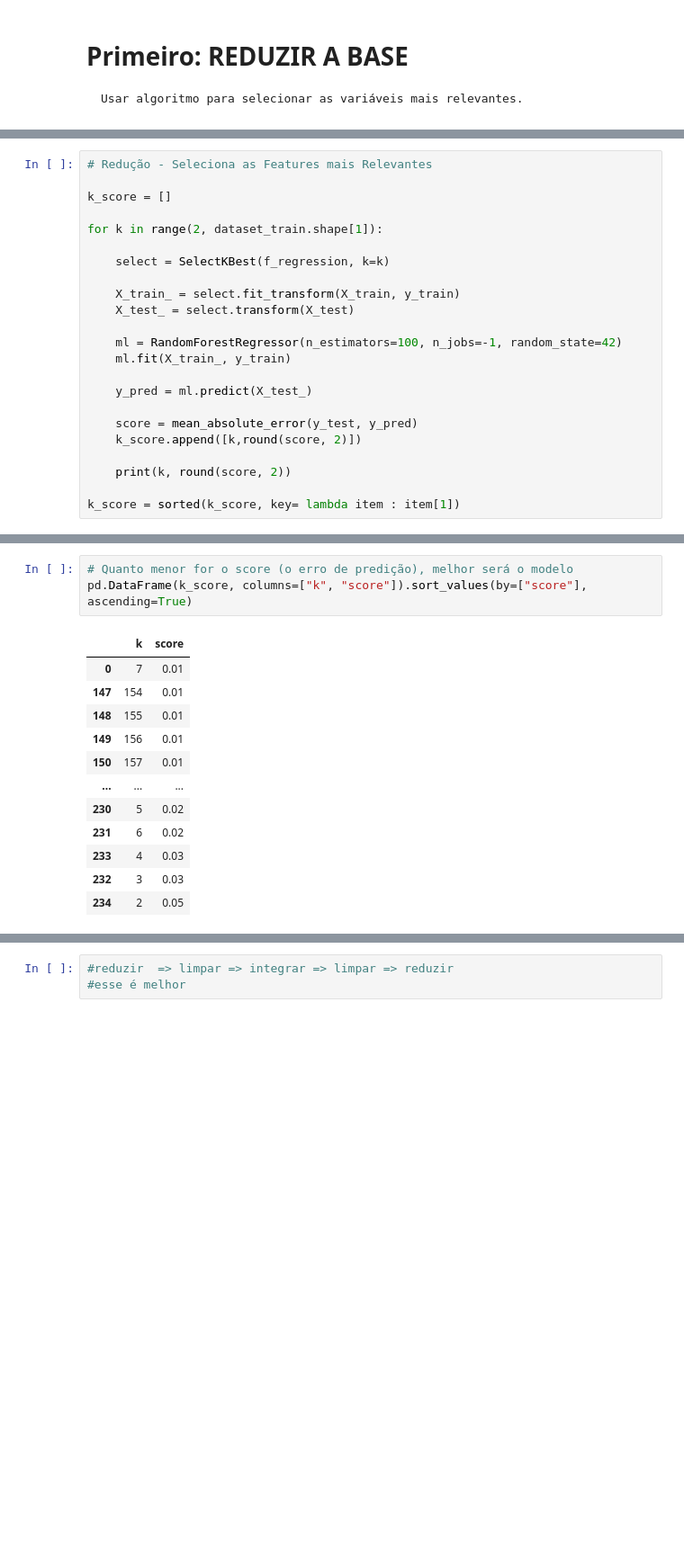
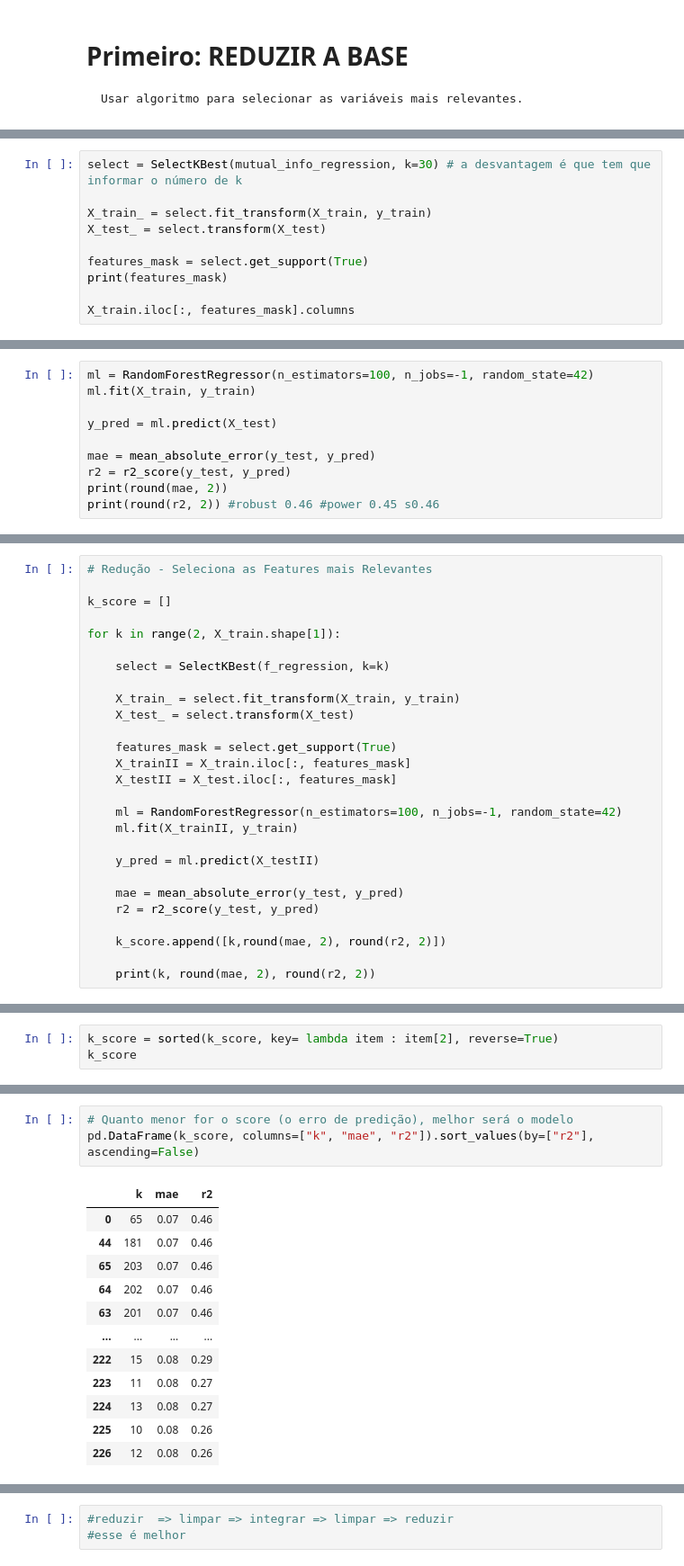
Before and after one commit to DanielaSenna/Projeto-SiDi, a Jupyter notebook: AnaliseDados_Saeb.ipynb, the cells around one changed output, grey strips where cells are left out. Shown at 90% size. Saved outputs shown, nothing was run; the diff lists cells and outputs as text; blank space fills up the shorter version.

```diff
--- a/AnaliseDados_Saeb.ipynb
+++ b/AnaliseDados_Saeb.ipynb
@@ -334,0 +523,10 @@ y_test = dataset_test["MEDIA_5EF_LP"].values
+# %%
+select = SelectKBest(mutual_info_regression, k=30) # a desvantagem é que tem que informar o número de k
+
+X_train_ = select.fit_transform(X_train, y_train)
+X_test_ = select.transform(X_test)
+
+features_mask = select.get_support(True)
+print(features_mask)
+
+X_train.iloc[:, features_mask].columns
@@ -334,0 +577,10 @@ y_test = dataset_test["MEDIA_5EF_LP"].values
+# %%
+ml = RandomForestRegressor(n_estimators=100, n_jobs=-1, random_state=42)
+ml.fit(X_train, y_train)
+
+y_pred = ml.predict(X_test)
+
+mae = mean_absolute_error(y_test, y_pred)
+r2 = r2_score(y_test, y_pred)
+print(round(mae, 2))
+print(round(r2, 2)) #robust 0.46 #power 0.45 s0.46
@@ -337,22 +620,26 @@ y_test = dataset_test["MEDIA_5EF_LP"].values
 
 k_score = []
 
-for k in range(2, dataset_train.shape[1]):
+for k in range(2, X_train.shape[1]):
 
     select = SelectKBest(f_regression, k=k)
 
     X_train_ = select.fit_transform(X_train, y_train)
     X_test_ = select.transform(X_test)
 
+    features_mask = select.get_support(True)
+    X_trainII = X_train.iloc[:, features_mask]
+    X_testII = X_test.iloc[:, features_mask]
+
     ml = RandomForestRegressor(n_estimators=100, n_jobs=-1, random_state=42)
-    ml.fit(X_train_, y_train)
+    ml.fit(X_trainII, y_train)
 
-    y_pred = ml.predict(X_test_)
+    y_pred = ml.predict(X_testII)
 
-    score = mean_absolute_error(y_test, y_pred)
-    k_score.append([k,round(score, 2)])
+    mae = mean_absolute_error(y_test, y_pred)
+    r2 = r2_score(y_test, y_pred)
 
-    print(k, round(score, 2))
+    k_score.append([k,round(mae, 2), round(r2, 2)])
 
-k_score = sorted(k_score, key= lambda item : item[1])
+    print(k, round(mae, 2), round(r2, 2))
 # %% [output]
@@ -375,0 +663,3 @@ k_score = sorted(k_score, key= lambda item : item[1])
+# %%
+k_score = sorted(k_score, key= lambda item : item[2], reverse=True)
+k_score
@@ -376,16 +684,16 @@ k_score = sorted(k_score, key= lambda item : item[1])
 # %%
 # Quanto menor for o score (o erro de predição), melhor será o modelo
-pd.DataFrame(k_score, columns=["k", "score"]).sort_values(by=["score"], ascending=True)
+pd.DataFrame(k_score, columns=["k", "mae", "r2"]).sort_values(by=["r2"], ascending=False)
 # %% [output]
-|  | k | score |
-| 0 | 7 | 0.01 |
-| 147 | 154 | 0.01 |
-| 148 | 155 | 0.01 |
-| 149 | 156 | 0.01 |
-| 150 | 157 | 0.01 |
-| ... | ... | ... |
-| 230 | 5 | 0.02 |
-| 231 | 6 | 0.02 |
-| 233 | 4 | 0.03 |
-| 232 | 3 | 0.03 |
-| 234 | 2 | 0.05 |
+|  | k | mae | r2 |
+| 0 | 65 | 0.07 | 0.46 |
+| 44 | 181 | 0.07 | 0.46 |
+| 65 | 203 | 0.07 | 0.46 |
+| 64 | 202 | 0.07 | 0.46 |
+| 63 | 201 | 0.07 | 0.46 |
+| ... | ... | ... | ... |
+| 222 | 15 | 0.08 | 0.29 |
+| 223 | 11 | 0.08 | 0.27 |
+| 224 | 13 | 0.08 | 0.27 |
+| 225 | 10 | 0.08 | 0.26 |
+| 226 | 12 | 0.08 | 0.26 |
```
Also changed, not shown: parts of 44 cells of this notebook.
